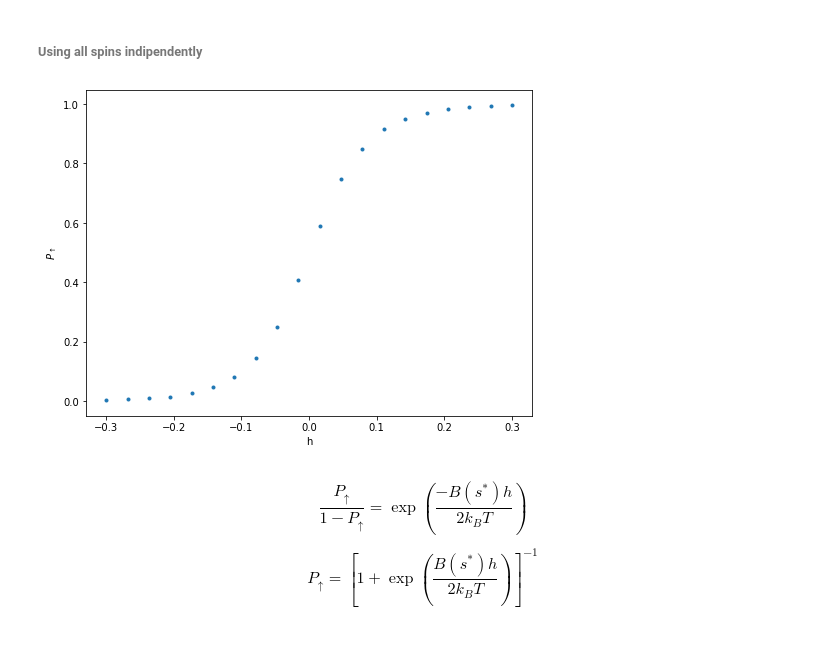
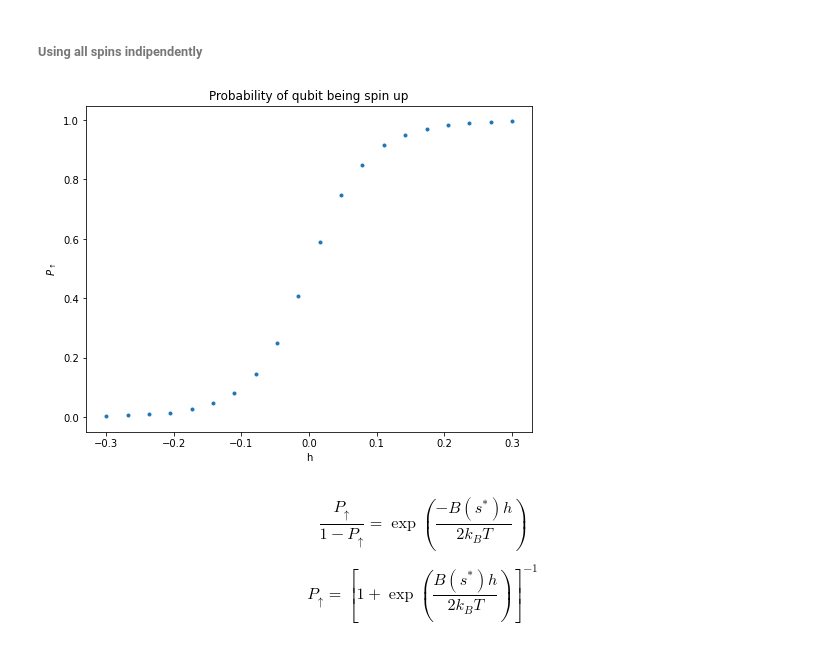
Before and after one commit to federicovisintini/Dwave2000q, a Jupyter notebook: code/0_single_qubit_temperature.ipynb, the cells around one changed output. Cells and saved outputs as stored; diff of their text form; code cells hidden in the pictures.

Commit message:
Fix img size in README, added title to img notebook

```diff
--- a/code/0_single_qubit_temperature.ipynb
+++ b/code/0_single_qubit_temperature.ipynb
@@ -263,12 +263,13 @@ dn_spin_up = np.array(dn_spin_up)
 # %%
 # ground state population vs h graph
 plt.figure(figsize=(8,6))
 plt.errorbar(biases, n_spin_up, dn_spin_up, marker='.', linestyle='')
+plt.title('Probability of qubit being spin up')
 plt.xlabel('h')
 plt.ylabel(r'$P_\uparrow$')
 plt.show()
 # %% [output]
-[figure, old version]
+[figure, new version]
 # %%
 from scipy.optimize import curve_fit
 
```
Also changed, not shown: parts of 2 cells of this notebook, 2 other files.
